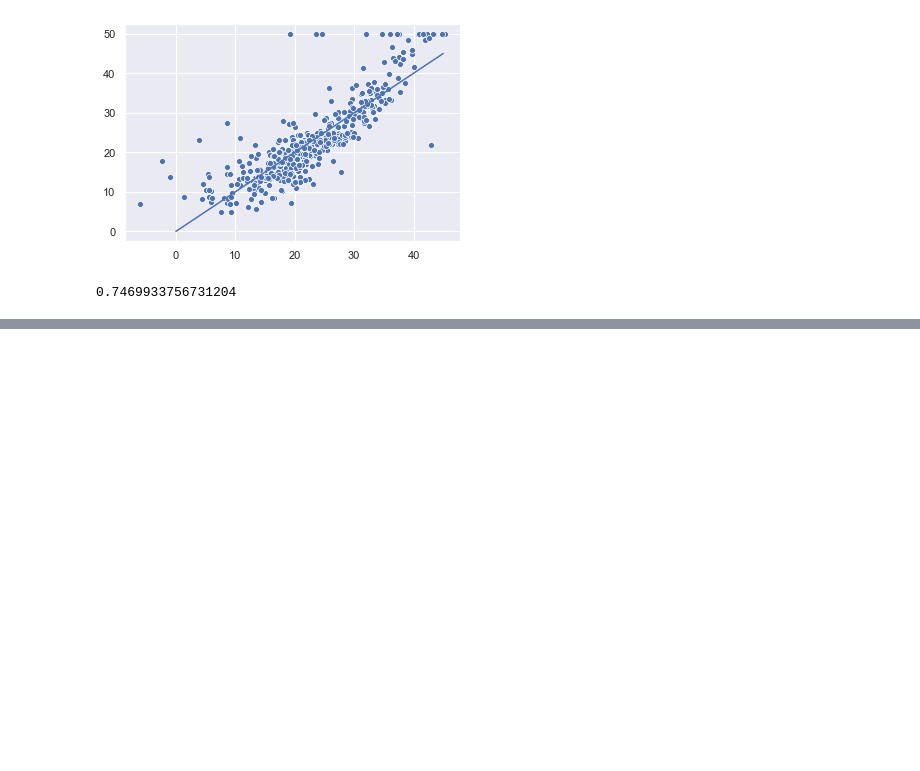
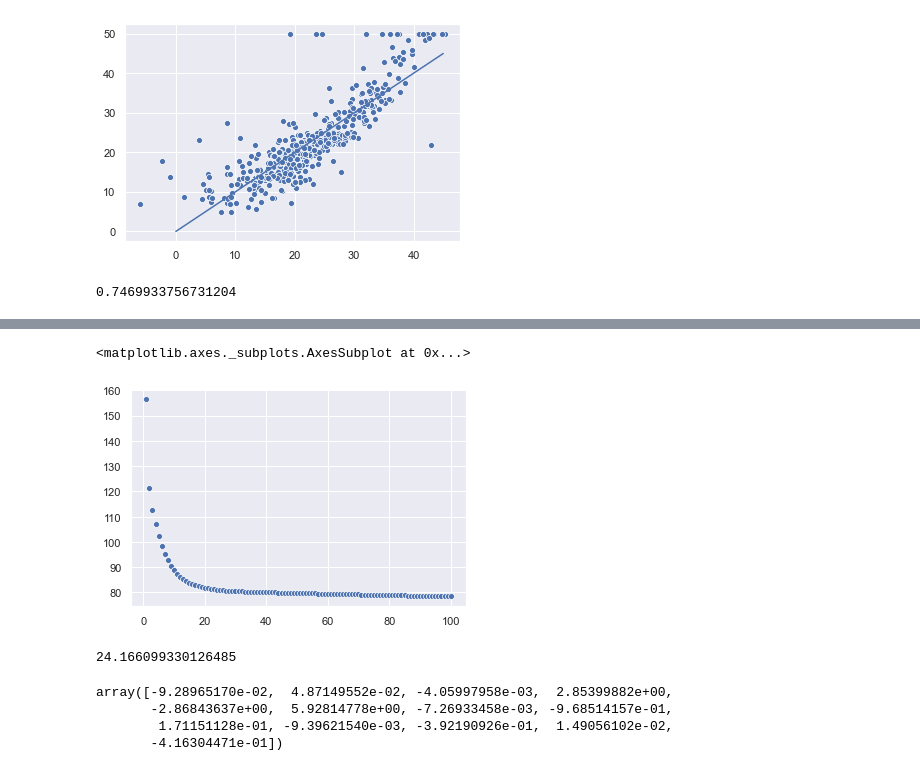
Before and after one commit to BrayanGar123/FISI2028-202010, a Jupyter notebook: ejercicios/semana8-9/sistemas-lineales.ipynb, the cells around one changed output, grey strips where cells are left out. Drawn from its saved outputs; the diff is of its cells as text; code cells hidden in the pictures; blank space fills up the shorter version.

```diff
--- a/ejercicios/semana8-9/sistemas-lineales.ipynb
+++ b/ejercicios/semana8-9/sistemas-lineales.ipynb
@@ -91,0 +98,44 @@ r2
+# %%
+# Definamos la func de costo (debe devolver un escalar)
+def L(x,A,b):
+    # (b_pred-b_obs)^2
+    # m es el numero de datos
+    # n es el numero de parametros == 13
+    m,n = A.shape
+    X = np.matrix(x).T
+    DeltaB=(A*X-b)
+    return (DeltaB.T*DeltaB)[0,0]/m
+def dLdx(x,A,b):
+    # (b_pred-b_obs)^2
+    # m es el numero de datos
+    # n es el numero de parametros == 13
+    m,n = A.shape
+    X = np.matrix(x).T
+    DeltaB=(A*X-b)
+    return (2/m)*np.array(A.T*DeltaB).flatten()
+# %%
+# encontrar una forma iterativa de actualizar X para ir minimizando la funcion de costo L
+x = np.zeros(Anumpy.shape[1])
+epsilon = 2e-6
+cost = []
+N = 100
+for it in range(N):
+    x = x - epsilon*dLdx(x,Anumpy,bnumpy)
+    cost.append(L(x,Anumpy,bnumpy))
+sns.scatterplot(np.arange(N)+1,cost)
+# plt.xscale('log')
+# plt.yscale('log')
+# %% [output]
+<matplotlib.axes._subplots.AxesSubplot at 0x...>
+[figure, added]
+# %%
+L(np.array(X_opt).flatten(),Anumpy,bnumpy)
+# %% [output]
+24.166099330126485
+# %%
+np.array(X_opt).flatten()
+# %% [output]
+array([-9.28965170e-02,  4.87149552e-02, -4.05997958e-03,  2.85399882e+00,
+       -2.86843637e+00,  5.92814778e+00, -7.26933458e-03, -9.68514157e-01,
+        1.71151128e-01, -9.39621540e-03, -3.92190926e-01,  1.49056102e-02,
+       -4.16304471e-01])
```
Also changed, not shown: parts of 22 cells of this notebook, 1 other file.
